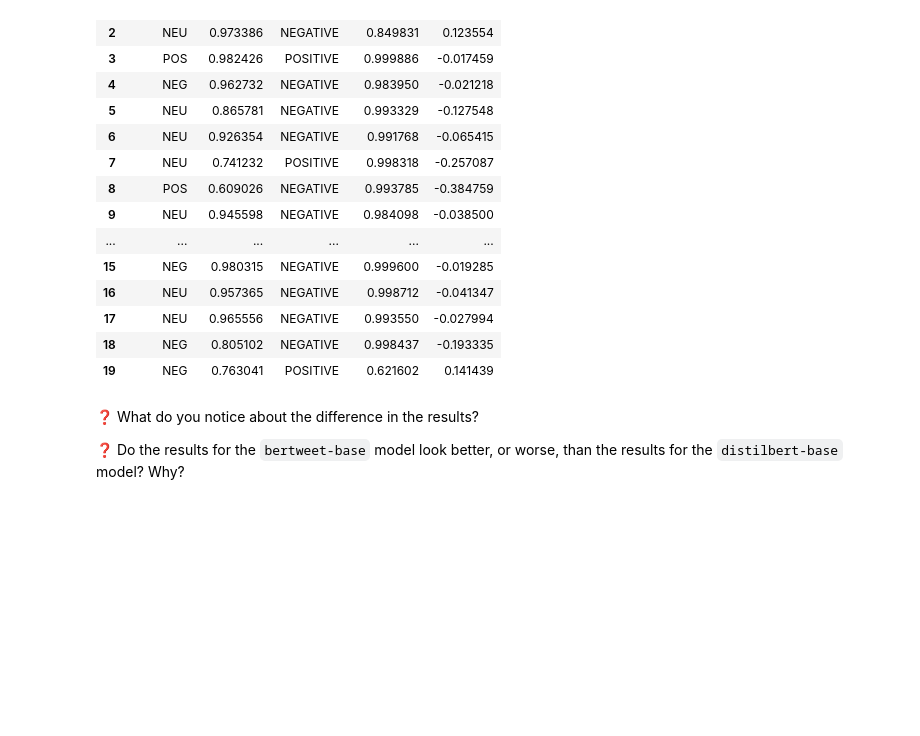
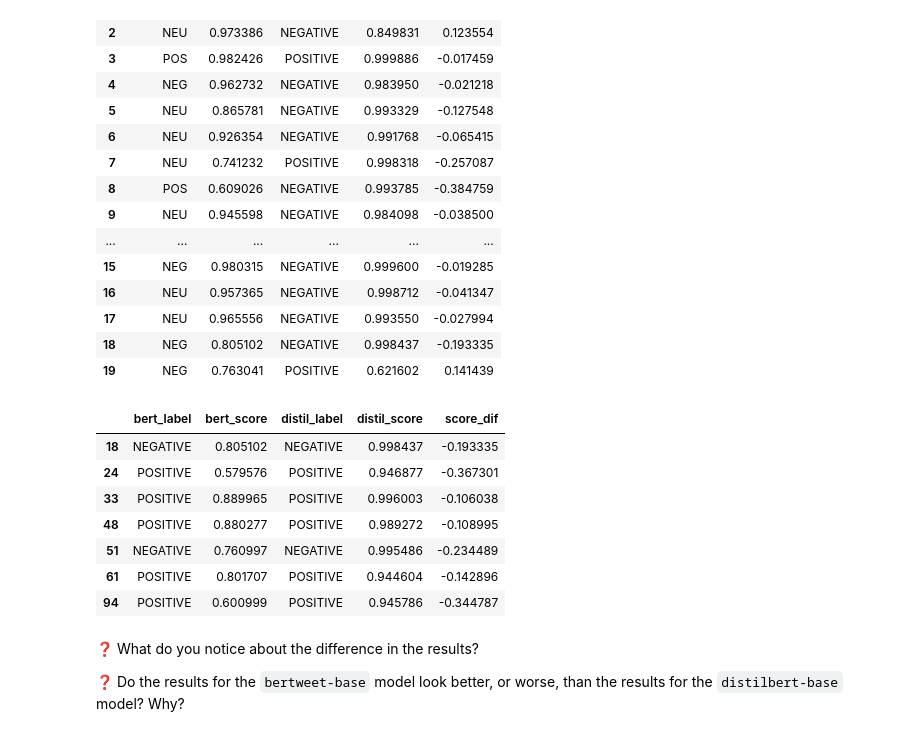
Before and after one commit to curtpond/MLE-10, a Jupyter notebook: assignments/week-02-twitter-sentiment-analysis/nb/analyze-sentiment-twitter.ipynb, the cells around one changed output. Drawn from its saved outputs; the diff is of its cells as text; code cells hidden in the pictures; blank space fills up the shorter version.

Commit message:
Updated analysis to include large differences in scores.

```diff
--- a/assignments/week-02-twitter-sentiment-analysis/nb/analyze-sentiment-twitter.ipynb
+++ b/assignments/week-02-twitter-sentiment-analysis/nb/analyze-sentiment-twitter.ipynb
@@ -288,6 +288,20 @@ df_merged.head(20)
 | 17 | NEU | 0.965556 | NEGATIVE | 0.993550 | -0.027994 |
 | 18 | NEG | 0.805102 | NEGATIVE | 0.998437 | -0.193335 |
 | 19 | NEG | 0.763041 | POSITIVE | 0.621602 | 0.141439 |
+# %%
+# change value names and query to find differences
+df_merged = df_merged.replace({'bert_label' : {'POS':'POSITIVE', 'NEG':'NEGATIVE'}})
+# %%
+df_merged.query('bert_label == distil_label & (score_dif > 0.10 | score_dif < -0.10)')
+# %% [output]
+|  | bert_label | bert_score | distil_label | distil_score | score_dif |
+| 18 | NEGATIVE | 0.805102 | NEGATIVE | 0.998437 | -0.193335 |
+| 24 | POSITIVE | 0.579576 | POSITIVE | 0.946877 | -0.367301 |
+| 33 | POSITIVE | 0.889965 | POSITIVE | 0.996003 | -0.106038 |
+| 48 | POSITIVE | 0.880277 | POSITIVE | 0.989272 | -0.108995 |
+| 51 | NEGATIVE | 0.760997 | NEGATIVE | 0.995486 | -0.234489 |
+| 61 | POSITIVE | 0.801707 | POSITIVE | 0.944604 | -0.142896 |
+| 94 | POSITIVE | 0.600999 | POSITIVE | 0.945786 | -0.344787 |
 # %% [markdown]
 ❓ What do you notice about the difference in the results?
 
```
